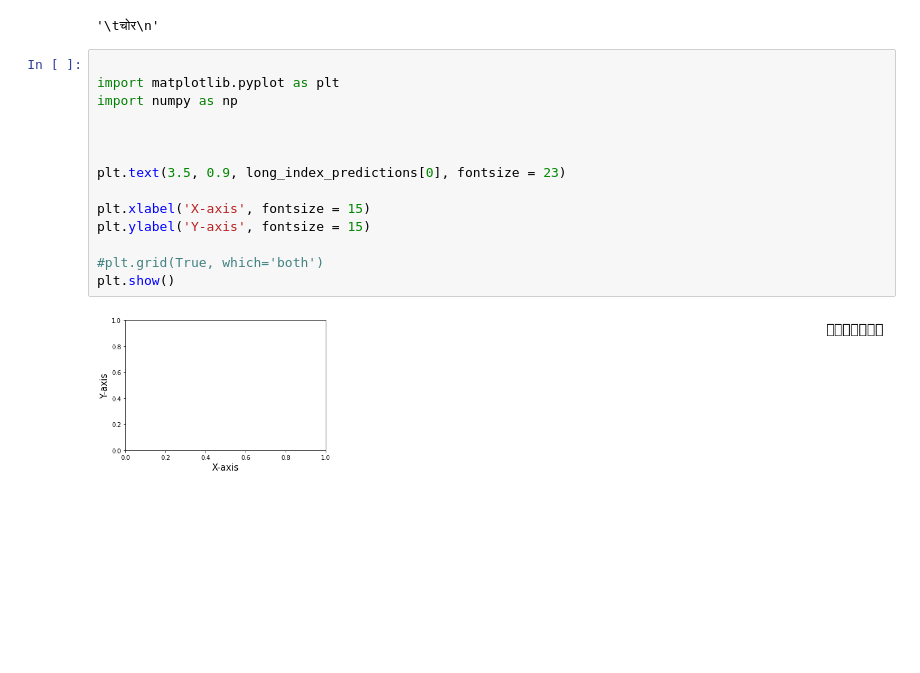
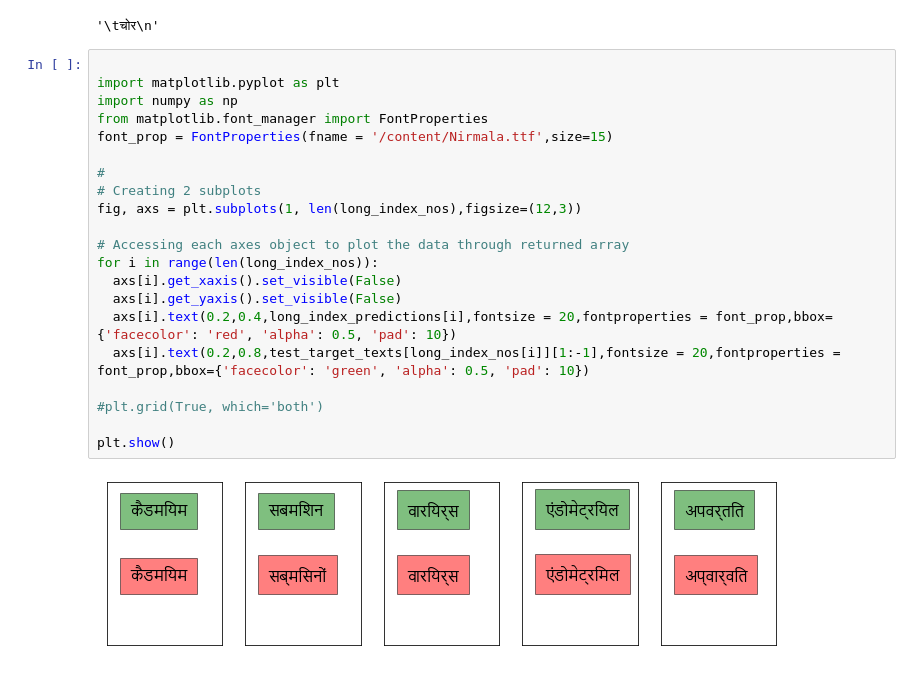
Before and after one commit to ManideepLadi/RNN, a Jupyter notebook: FinalRNN.ipynb, the cells around one changed output. Saved outputs shown, nothing was run; the diff lists cells and outputs as text; blank space fills up the shorter version.

```diff
--- a/FinalRNN.ipynb
+++ b/FinalRNN.ipynb
@@ -614,19 +614,26 @@ short_index_predictions
 test_target_texts[short_index_nos[0]]
 # %% [output]
 '\tचोर\n'
-# %%
-
-import matplotlib.pyplot as plt
-import numpy as np
-
-
-
-plt.text(3.5, 0.9, long_index_predictions[0], fontsize = 23)
-
-plt.xlabel('X-axis', fontsize = 15)
-plt.ylabel('Y-axis', fontsize = 15)
-
-#plt.grid(True, which='both')
-plt.show()
-# %% [output]
-[figure, removed]
+# %%
+
+import matplotlib.pyplot as plt
+import numpy as np
+from matplotlib.font_manager import FontProperties
+font_prop = FontProperties(fname = '/content/Nirmala.ttf',size=15)
+
+#
+# Creating 2 subplots
+fig, axs = plt.subplots(1, len(long_index_nos),figsize=(12,3))
+
+# Accessing each axes object to plot the data through returned array
+for i in range(len(long_index_nos)):
+  axs[i].get_xaxis().set_visible(False)
+  axs[i].get_yaxis().set_visible(False)
+  axs[i].text(0.2,0.4,long_index_predictions[i],fontsize = 20,fontproperties = font_prop,bbox={'facecolor': 'red', 'alpha': 0.5, 'pad': 10})
+  axs[i].text(0.2,0.8,test_target_texts[long_index_nos[i]][1:-1],fontsize = 20,fontproperties = font_prop,bbox={'facecolor': 'green', 'alpha': 0.5, 'pad': 10})
+
+#plt.grid(True, which='both')
+
+plt.show()
+# %% [output]
+[figure, added]
```
Also changed, not shown: parts of 3 cells of this notebook.
